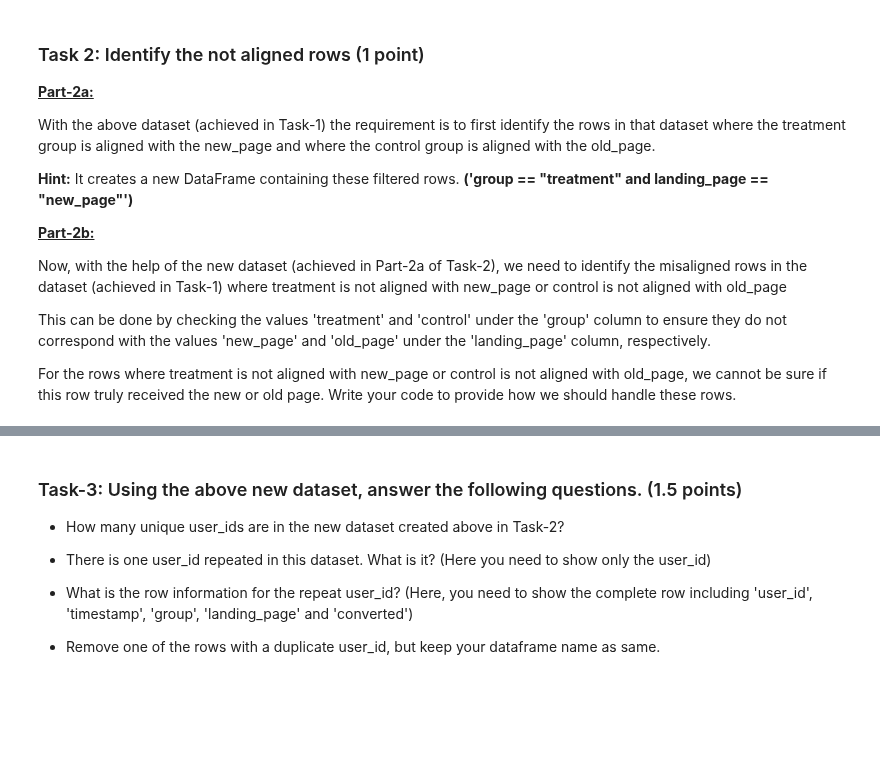
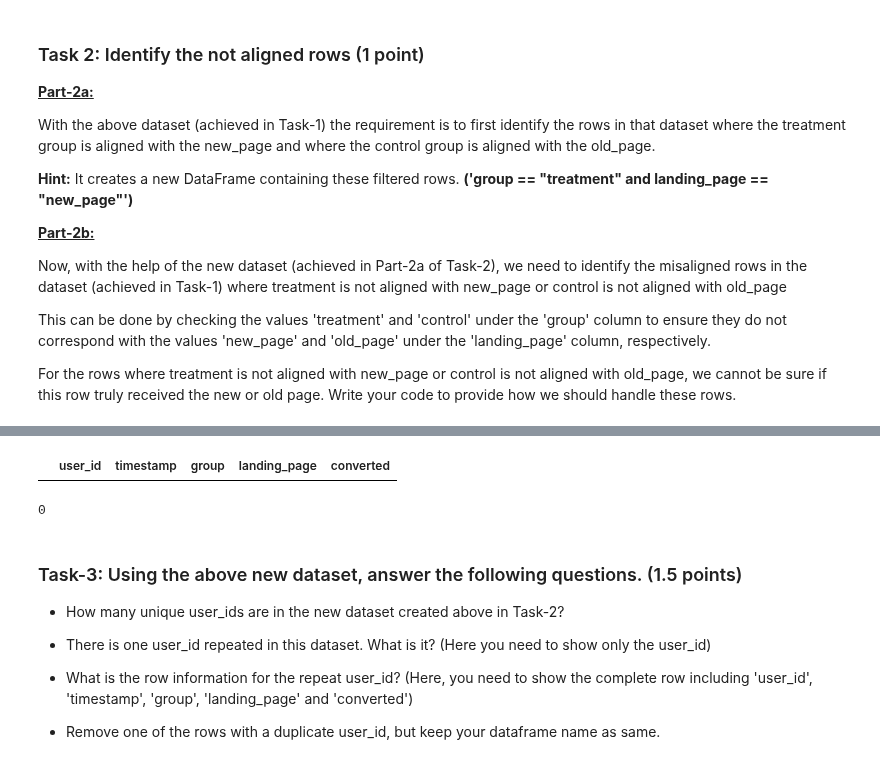
Before and after one commit to rajiv-ranjan/cds-mini-projects, a Jupyter notebook: M1_MP1_NB_Hypothesis_Testing.ipynb, the cells around one changed output, grey strips where cells are left out. Saved outputs shown, nothing was run; the diff lists cells and outputs as text; code cells hidden in the pictures; blank space fills up the shorter version.

```diff
--- a/M1_MP1_NB_Hypothesis_Testing.ipynb
+++ b/M1_MP1_NB_Hypothesis_Testing.ipynb
@@ -171,11 +223,16 @@ For the rows where treatment is not aligned with new_page or control is not alig
 # %%
 # Part-2b
 # Now, with the help of the new dataset (achiebed above), identify the misaligned rows in the dataset (achieved in Task-1)
 # where treatment is not aligned with new_page or control is not aligned with old_page
-# YOUR CODE HERE
+not_aligned_df = df.query('(group == "treatment" and landing_page != "new_page") or (group == "control" and landing_page != "old_page")')
+not_aligned_df.head()
+# %% [output]
+|  | user_id | timestamp | group | landing_page | converted |
 # %%
 # Double Check all of the correct rows were removed - this should be 0
-# YOUR CODE HERE
+not_aligned_df.shape[0]
+# %% [output]
+0
 # %% [markdown]
 ### Task-3: Using the above new dataset, answer the following questions. (1.5 points)
 
```
Also changed, not shown: parts of 25 cells of this notebook.
